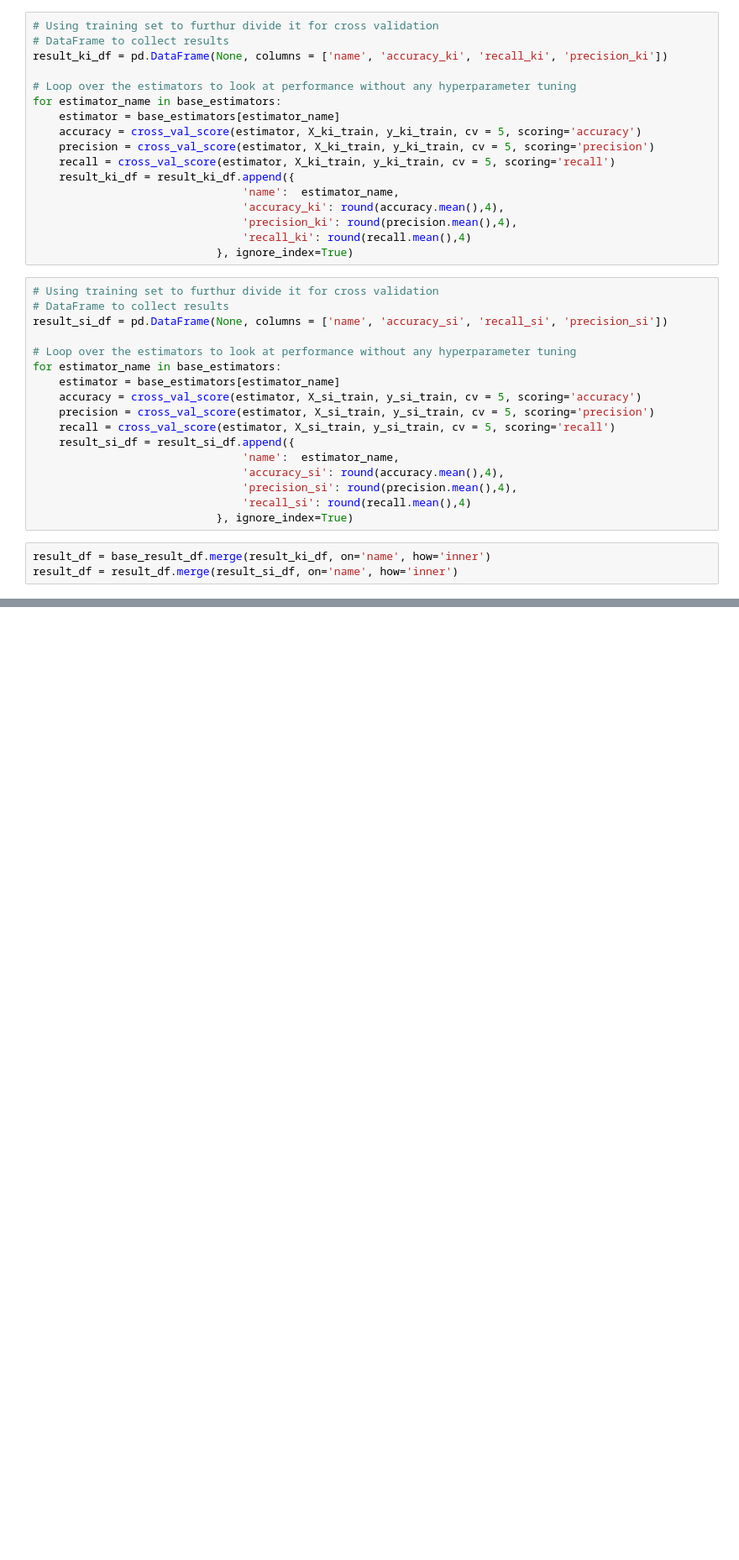
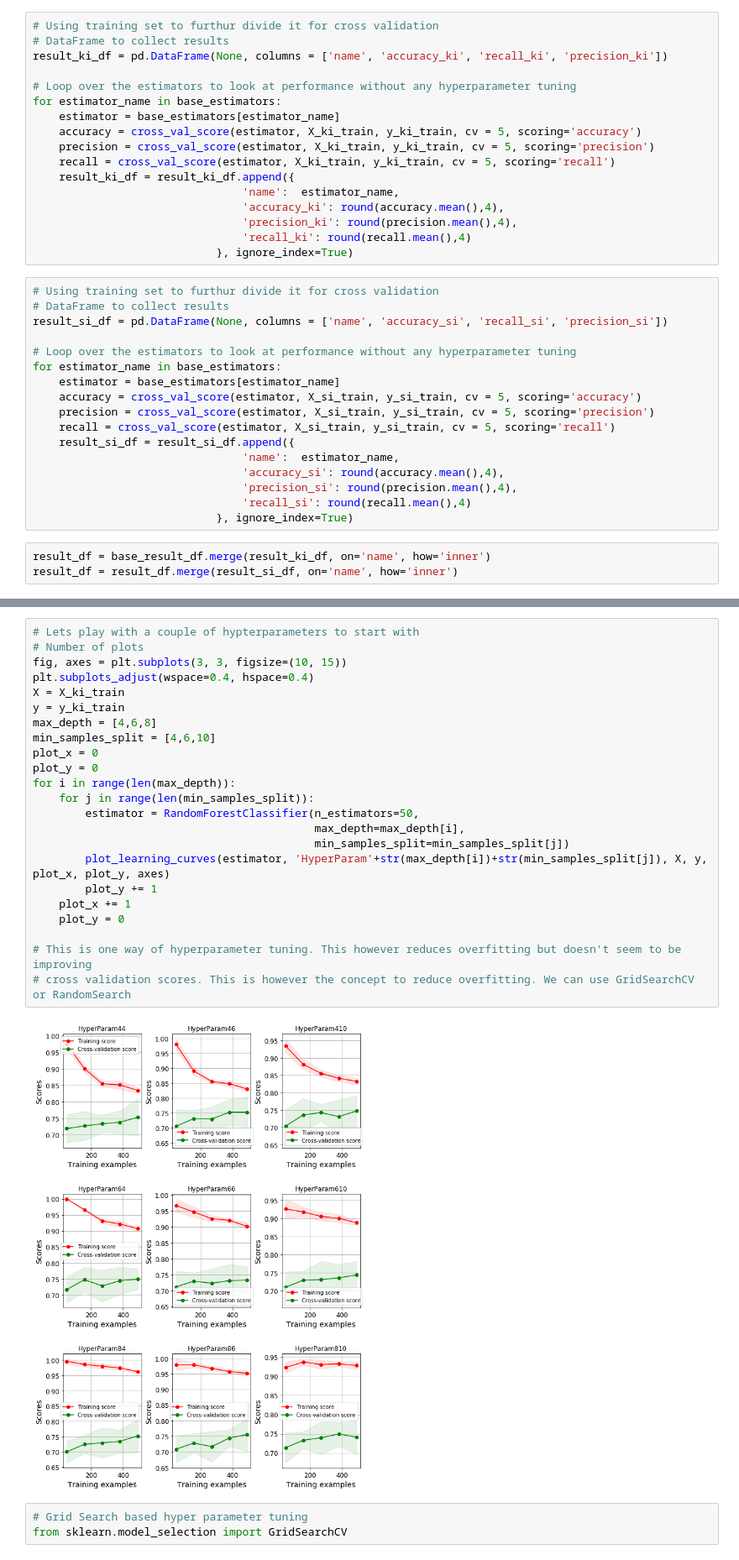
Before and after one commit to soorajpn123/diabetes_ml_practice, a Jupyter notebook: diabetes_ml_practice.ipynb, the cells around one changed output, grey strips where cells are left out. Shown at 84% size. Saved outputs shown, nothing was run; the diff lists cells and outputs as text; blank space fills up the shorter version.

```diff
--- a/diabetes_ml_practice.ipynb
+++ b/diabetes_ml_practice.ipynb
@@ -648,0 +357,28 @@ plt.show()
+# %%
+# Lets play with a couple of hypterparameters to start with
+# Number of plots
+fig, axes = plt.subplots(3, 3, figsize=(10, 15))
+plt.subplots_adjust(wspace=0.4, hspace=0.4)
+X = X_ki_train
+y = y_ki_train
+max_depth = [4,6,8]
+min_samples_split = [4,6,10]
+plot_x = 0
+plot_y = 0
+for i in range(len(max_depth)):
+    for j in range(len(min_samples_split)):
+        estimator = RandomForestClassifier(n_estimators=50,
+                                           max_depth=max_depth[i],
+                                           min_samples_split=min_samples_split[j])
+        plot_learning_curves(estimator, 'HyperParam'+str(max_depth[i])+str(min_samples_split[j]), X, y, plot_x, plot_y, axes)
+        plot_y += 1
+    plot_x += 1
+    plot_y = 0
+
+# This is one way of hyperparameter tuning. This however reduces overfitting but doesn't seem to be improving
+# cross validation scores. This is however the concept to reduce overfitting. We can use GridSearchCV or RandomSearch
+# %% [output]
+[figure, added]
+# %%
+# Grid Search based hyper parameter tuning
+from sklearn.model_selection import GridSearchCV
```
Also changed, not shown: parts of 34 cells of this notebook.
